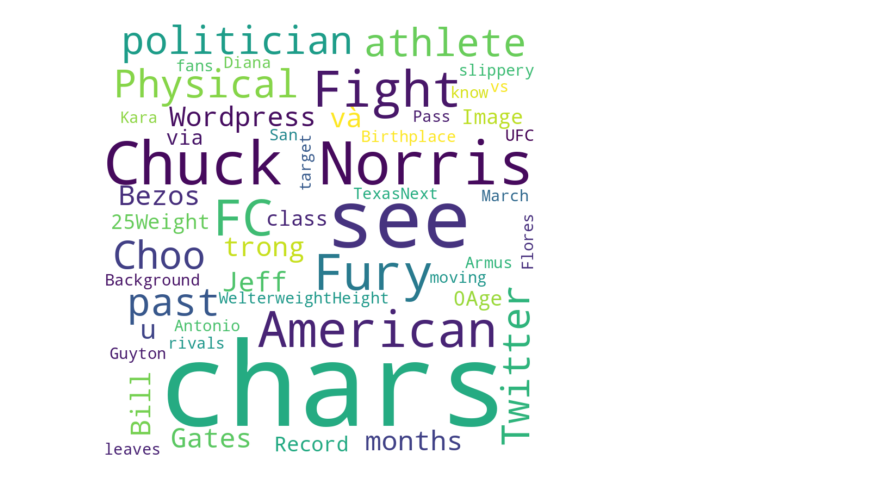
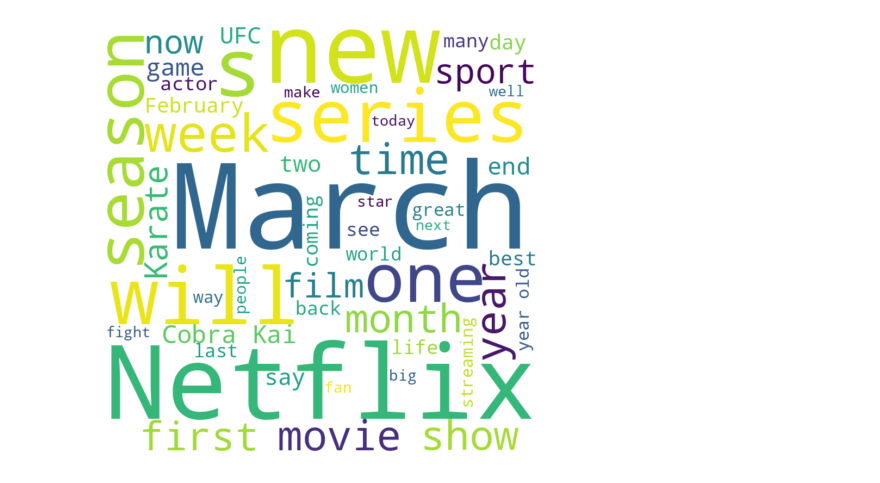
Before and after one commit to atrahay/news_nao, a Jupyter notebook: News_nao.ipynb, the cells around one changed output. Drawn from its saved outputs; the diff is of its cells as text; code cells hidden in the pictures.

Commit message:
Mon premier graphique

```diff
--- a/News_nao.ipynb
+++ b/News_nao.ipynb
@@ -8,7 +8,7 @@ import pandas as pd
 df = pd.DataFrame(columns=['source', 'author', 'title', 'description', 'url', 'urlToImage', 'publishedAt', 'content'])
 df
 API_KEY = "258275c0180041fb82b5f9d574799473"
-url = f"https://newsapi.org/v2/everything?q=karate%20world%20championships&sortBy=publishedAt&apiKey={API_KEY}"
+url = f"https://newsapi.org/v2/everything?q=karate&sortBy=publishedAt&apiKey={API_KEY}"
 
 response = requests.get(url)
 if response.status_code == 200:
@@ -17,7 +17,7 @@ if response.status_code == 200:
 else:
     print('Error:', response.status_code)
 for counter in range(1, nb_pages + 1):
-  url = f"https://newsapi.org/v2/everything?q=karate%20world%20championships&sortBy=publishedAt&page={counter}&apiKey={API_KEY}"
+  url = f"https://newsapi.org/v2/everything?q=karate&sortBy=publishedAt&page={counter}&apiKey={API_KEY}"
   response = requests.get(url)
   if response.status_code == 200:
       data = response.json()
@@ -28,6 +28,4 @@ for counter in range(1, nb_pages + 1):
       my_dict = data["articles"][count]
       my_list = [my_dict['source']['name'], my_dict['author'], my_dict['title'], my_dict['description'], my_dict['url'], my_dict['urlToImage'], my_dict['publishedAt'], my_dict['content']]
       df.loc[count + (counter - 1) * 100]= my_list
-
 df.to_csv("output.csv")
-df
@@ -74,0 +80,9 @@ https://newsapi.org/v2/everything?q=karate&from=2023-2-21&sortBy=publishedAt&api
+# %%
+# merge columns with text
+
+df['merge_text'] = df[["content", "title", "description"]].apply(
+    lambda x: ','.join(x.dropna().astype(str)),
+    axis=1
+)
+
+df
@@ -75,32 +143,14 @@ https://newsapi.org/v2/everything?q=karate&from=2023-2-21&sortBy=publishedAt&api
 # %%
+import matplotlib.pyplot as plt
 from wordcloud import WordCloud, STOPWORDS
-import matplotlib.pyplot as plt
-import pandas as pd
 
-text = " ".join(df['content'])
+text = " ".join(df["merge_text"])
 
-wordcloud = WordCloud(width=800, height=800, background_color='white', max_words=50, stopwords=None, min_font_size=10).generate(text)
+wordcloud = WordCloud(width=800, height=800, background_color='white', max_words=50, stopwords=STOPWORDS, min_font_size=10).generate(text)
 
 plt.figure(figsize=(8, 8))
 plt.imshow(wordcloud, interpolation='bilinear')
 plt.axis('off')
 plt.show()
-
-# Création de la liste des stopwords
-stopwords = set(STOPWORDS)
-stopwords.add('see')
-stopwords.add('il')
-stopwords.add('ha')
-stopwords.add('na')
-stopwords.add('Bezos')
-stopwords.add('vs')
-stopwords.add('March')
-stopwords.add('leaves')
-stopwords.add('Kara')
-stopwords.add('San')
-
-
-# Création du nuage de mots sans les stopwords
-wordcloud = WordCloud(stopwords=stopwords).generate(text)
 # %% [output]
-[figure, old version]
+[figure, new version]
```
Also changed, not shown: parts of 19 cells of this notebook.
